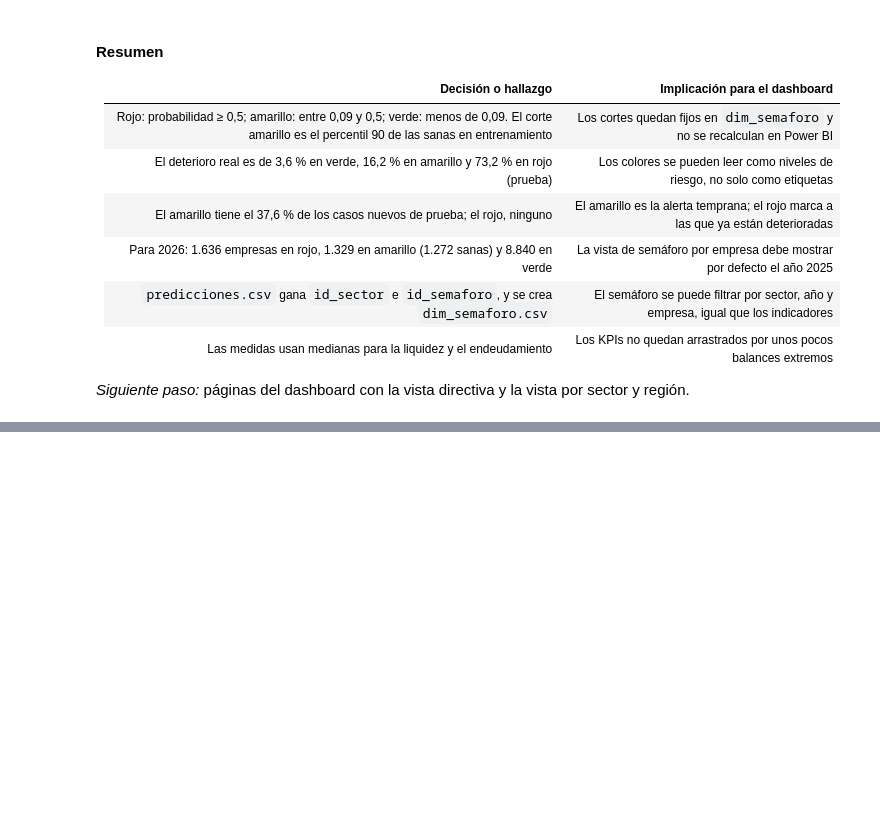
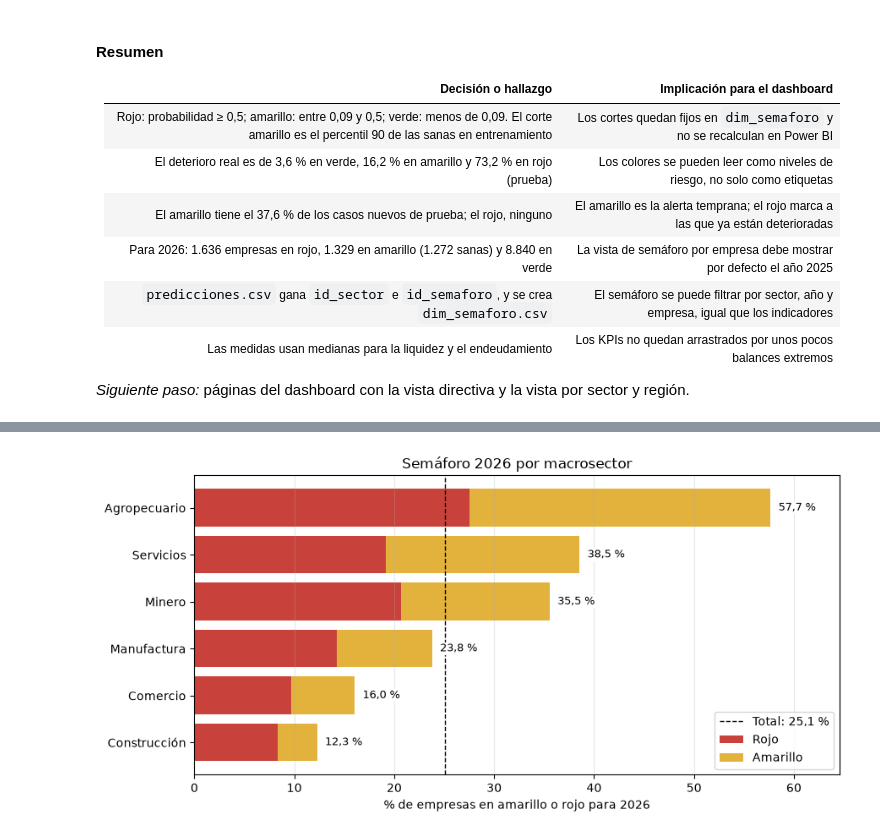
Before and after one commit to JulianHZ711/Final-AnalisisDatos, a Jupyter notebook: notebooks/proyecto_integrador.ipynb, the cells around one changed output, grey strips where cells are left out. Cells and saved outputs as stored; diff of their text form; code cells hidden in the pictures; blank space fills up the shorter version.

```diff
--- a/notebooks/proyecto_integrador.ipynb
+++ b/notebooks/proyecto_integrador.ipynb
@@ -4603,0 +4729,24 @@ balances extremos arrastran la media de la liquidez y del endeudamiento.
+# %%
+sectores = por_sector.drop(index="TOTAL").sort_values("% en riesgo")
+pct_rojo = sectores["rojo"] / sectores["empresas"] * 100
+pct_amarillo = sectores["amarillo"] / sectores["empresas"] * 100
+colores = dim_semaforo.set_index("nivel")["color"]
+nombres = sectores.index.str.capitalize()
+
+fig, eje = plt.subplots(figsize=(9, 4.5))
+eje.barh(nombres, pct_rojo, color=colores["Rojo"], label="Rojo")
+eje.barh(nombres, pct_amarillo, left=pct_rojo, color=colores["Amarillo"], label="Amarillo")
+for y, valor in enumerate(sectores["% en riesgo"]):
+    eje.text(valor + 0.8, y, f"{valor:.1f} %".replace(".", ","), va="center", fontsize=9,
+             bbox={"facecolor": "white", "edgecolor": "none", "pad": 1}, zorder=3)
+eje.axvline(por_sector.loc["TOTAL", "% en riesgo"], color="black", linestyle="--", linewidth=1, zorder=1,
+            label=f"Total: {por_sector.loc['TOTAL', '% en riesgo']:.1f} %".replace(".", ","))
+eje.set_xlim(0, sectores["% en riesgo"].max() * 1.12)
+eje.set_xlabel("% de empresas en amarillo o rojo para 2026")
+eje.set_title("Semáforo 2026 por macrosector")
+eje.grid(axis="x", alpha=0.3)
+eje.legend(loc="lower right")
+plt.tight_layout()
+plt.show()
+# %% [output]
+[figure, added]
```
Also changed, not shown: parts of 10 cells of this notebook, 1 other file.
